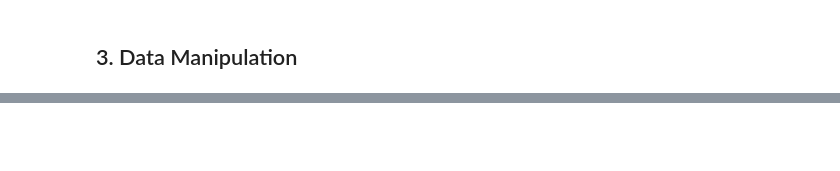
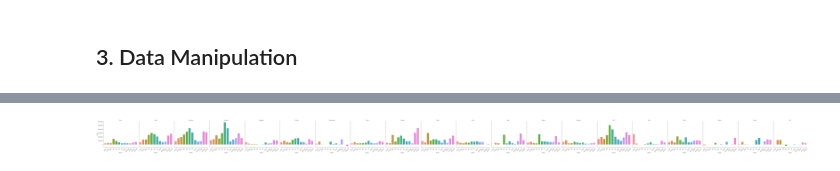
Before and after one commit to anguyen61191/MovieDataProject, a Jupyter notebook: MovieData.ipynb, the cells around one changed output, grey strips where cells are left out. Drawn from its saved outputs; the diff is of its cells as text; code cells hidden in the pictures; blank space fills up the shorter version.

```diff
--- a/MovieData.ipynb
+++ b/MovieData.ipynb
@@ -841,0 +728,10 @@ g.tight_layout()
+# %%
+# Making a bar graph of Month to Month Profit based on genre
+g = sns.catplot(x = "month_name", y = "profit", col = "genres", kind = "bar",data = df_month_genres, height = 5, aspect =1)
+g.set_axis_labels("Months", "Profit")
+g.set_titles(col_template = "{col_name}")
+g.set_xticklabels(rotation = 45)
+plt.ticklabel_format(style = "plain", axis = "y")
+g.tight_layout()
+# %% [output]
+[figure, added]
```
Also changed, not shown: parts of 50 cells of this notebook.
